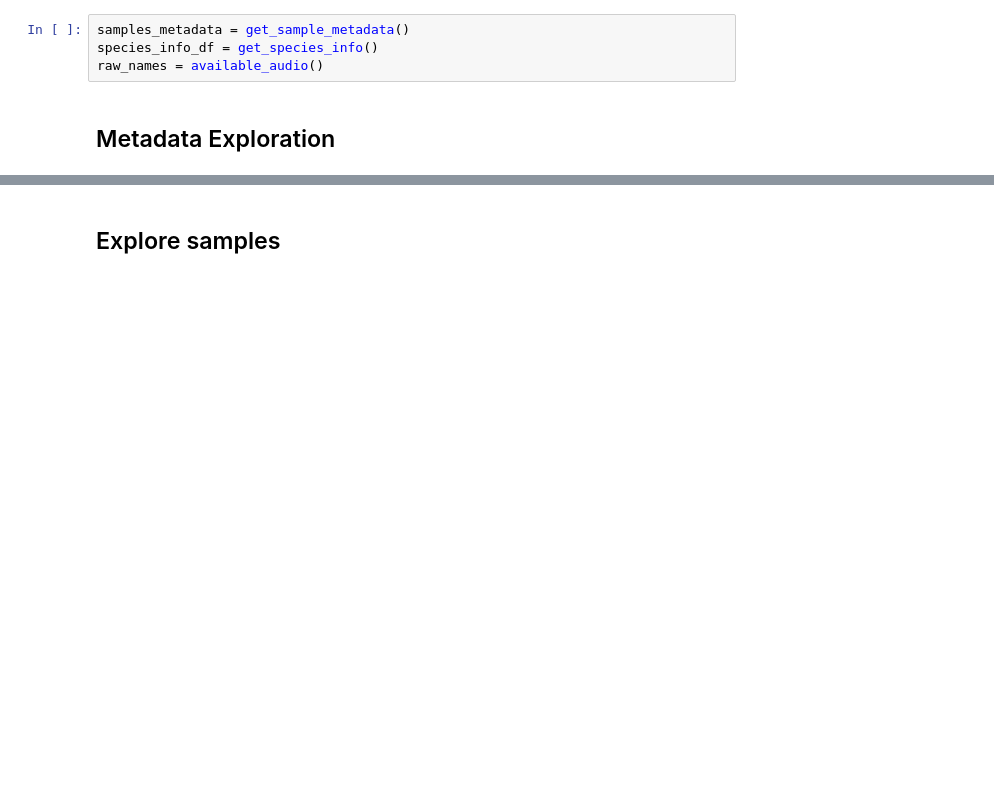
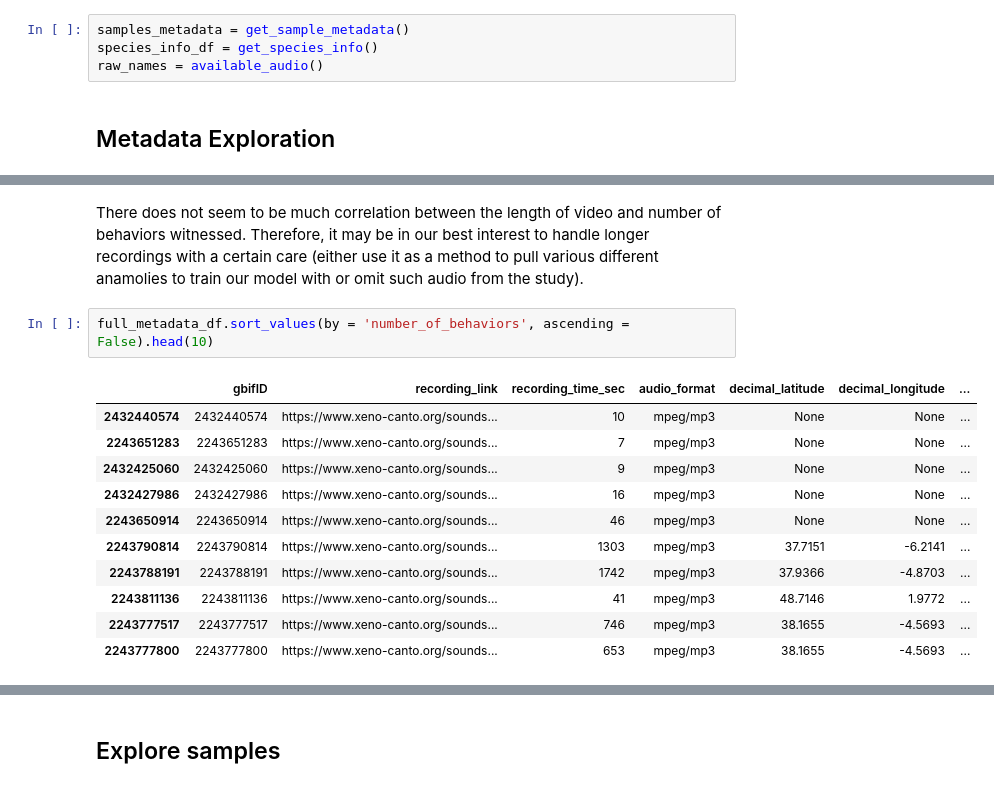
Before and after one commit to AlxSp/songbird, a Jupyter notebook: chris_inspecting.ipynb, the cells around one changed output, grey strips where cells are left out. Cells and saved outputs as stored; diff of their text form; blank space fills up the shorter version.

```diff
--- a/chris_inspecting.ipynb
+++ b/chris_inspecting.ipynb
@@ -169,0 +268,16 @@ Index(['common_name', 'scientific_name', 'genus_key', 'forefront_recordings',
+# %% [markdown]
+There does not seem to be much correlation between the length of video and number of behaviors witnessed. Therefore, it may be in our best interest to handle longer recordings with a certain care (either use it as a method to pull various different anamolies to train our model with or omit such audio from the study).
+# %%
+full_metadata_df.sort_values(by = 'number_of_behaviors', ascending = False).head(10)
+# %% [output]
+|  | gbifID | recording_link | recording_time_sec | audio_format | decimal_latitude | decimal_longitude | ... |
+| 2432440574 | 2432440574 | https://www.xeno-canto.org/sounds... | 10 | mpeg/mp3 | None | None | ... |
+| 2243651283 | 2243651283 | https://www.xeno-canto.org/sounds... | 7 | mpeg/mp3 | None | None | ... |
+| 2432425060 | 2432425060 | https://www.xeno-canto.org/sounds... | 9 | mpeg/mp3 | None | None | ... |
+| 2432427986 | 2432427986 | https://www.xeno-canto.org/sounds... | 16 | mpeg/mp3 | None | None | ... |
+| 2243650914 | 2243650914 | https://www.xeno-canto.org/sounds... | 46 | mpeg/mp3 | None | None | ... |
+| 2243790814 | 2243790814 | https://www.xeno-canto.org/sounds... | 1303 | mpeg/mp3 | 37.7151 | -6.2141 | ... |
+| 2243788191 | 2243788191 | https://www.xeno-canto.org/sounds... | 1742 | mpeg/mp3 | 37.9366 | -4.8703 | ... |
+| 2243811136 | 2243811136 | https://www.xeno-canto.org/sounds... | 41 | mpeg/mp3 | 48.7146 | 1.9772 | ... |
+| 2243777517 | 2243777517 | https://www.xeno-canto.org/sounds... | 746 | mpeg/mp3 | 38.1655 | -4.5693 | ... |
+| 2243777800 | 2243777800 | https://www.xeno-canto.org/sounds... | 653 | mpeg/mp3 | 38.1655 | -4.5693 | ... |
```
Also changed, not shown: parts of 18 cells of this notebook.
